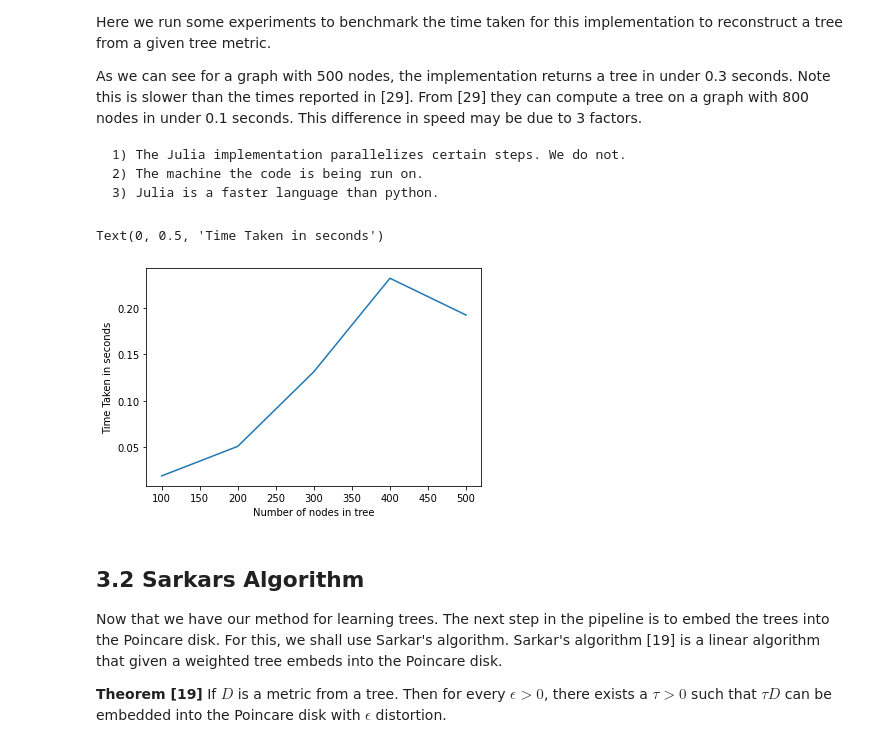
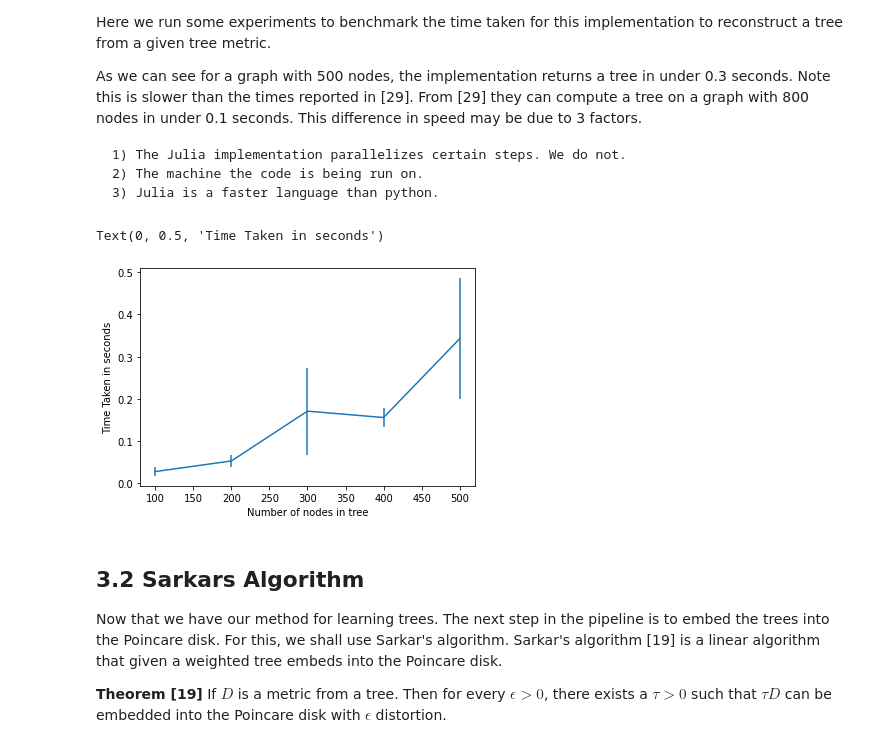
Before and after one commit to geomstats/challenge-iclr-2022, a Jupyter notebook: rsonthal_xfcui/TreeEmbeddings.ipynb, the cells around one changed output. Drawn from its saved outputs; the diff is of its cells as text; code cells hidden in the pictures.

```diff
--- a/rsonthal_xfcui/TreeEmbeddings.ipynb
+++ b/rsonthal_xfcui/TreeEmbeddings.ipynb
@@ -281,27 +281,29 @@ As we can see for a graph with 500 nodes, the implementation returns a tree in u
     3) Julia is a faster language than python.
 # %%
 num_n = 5
-times = np.zeros(num_n)
+num_trials = 10
+times = torch.zeros(num_n, num_trials)
 
 for n in range(100,(num_n+1)*100,100):
   G = nx.random_tree(n)
   for e in G.edges():
       G[e[0]][e[1]]['weight'] = gs.random.rand()*10
   d = nx.algorithms.shortest_paths.dense.floyd_warshall(G)
   D = gs.zeros((n,n))
   for i in range(n):
     for j in range(n):
       D[i,j] = d[i][j]
-  t0 = time.time()
-  T = TreeSpace.TreeSpace(d = D)
-  t1 = time.time()
-  times[(n-100)//100] = t1-t0
-plt.plot(range(100,(num_n+1)*100,100), times)
+  for j in range(num_trials):
+    t0 = time.time()
+    T = TreeSpace.TreeSpace(d = D)
+    t1 = time.time()
+    times[(n-100)//100,j] = t1-t0
+plt.errorbar(range(100,(num_n+1)*100,100), times.mean(dim=1), yerr = times.std(dim=1))
 plt.xlabel("Number of nodes in tree")
-plt.ylabel("Time Taken in seconds")
+plt.ylabel("Time Taken in seconds");
 # %% [output]
 Text(0, 0.5, 'Time Taken in seconds')
-[figure, old version]
+[figure, new version]
 # %% [markdown]
 ## 3.2 Sarkars Algorithm
 
```
Also changed, not shown: parts of 18 cells of this notebook.
